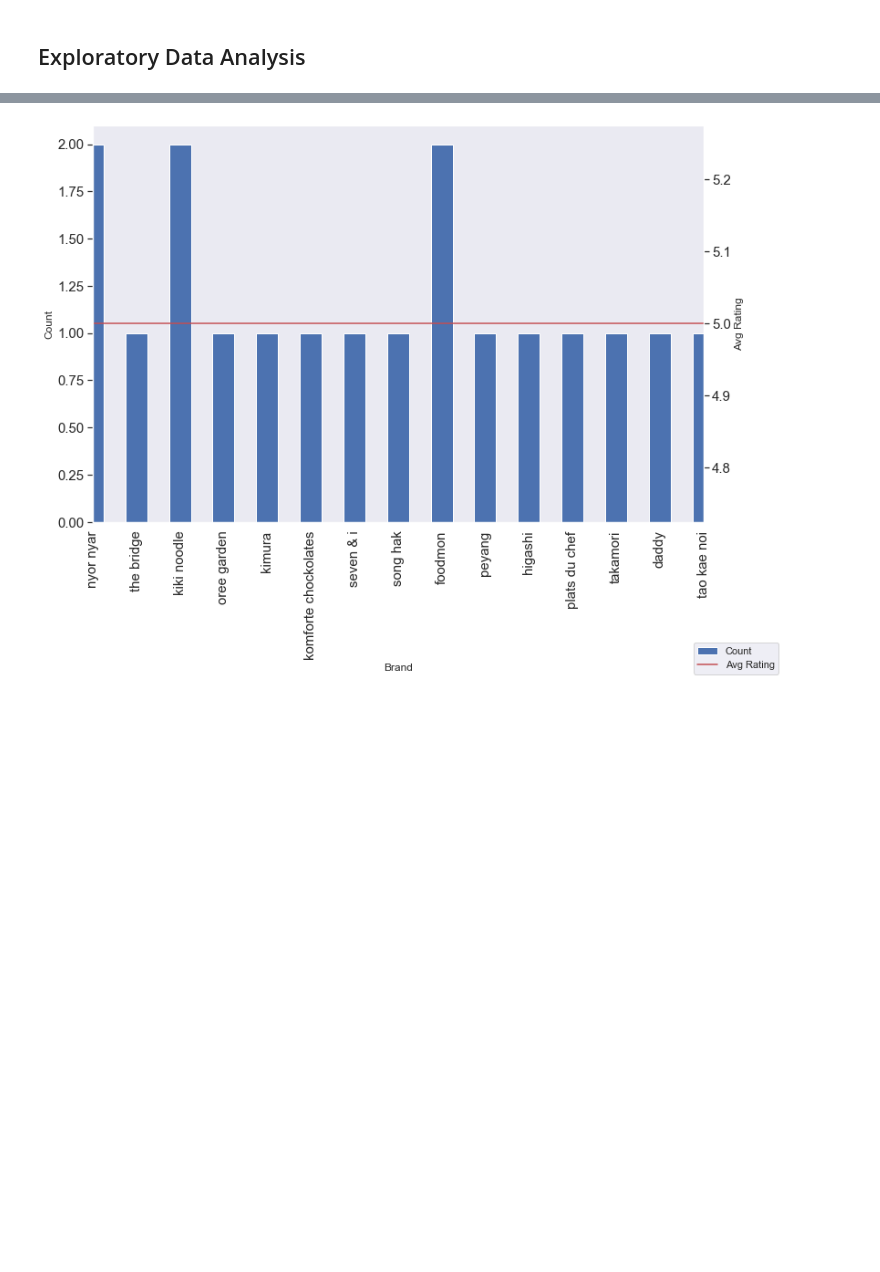
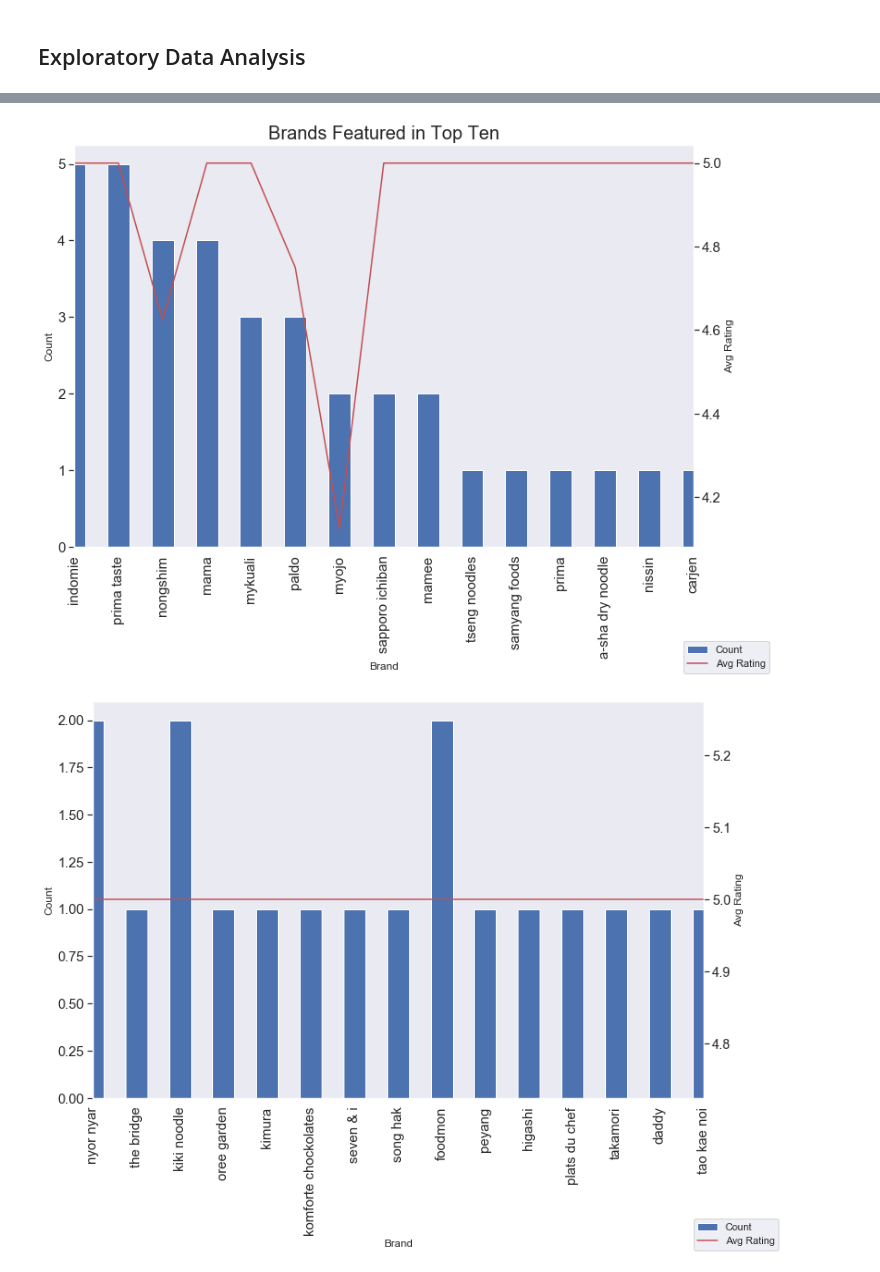
Before and after one commit to kartikd1/Ramen, a Jupyter notebook: Analysis.ipynb, the cells around one changed output, grey strips where cells are left out. Drawn from its saved outputs; the diff is of its cells as text; code cells hidden in the pictures; blank space fills up the shorter version.

```diff
--- a/Analysis.ipynb
+++ b/Analysis.ipynb
@@ -184,3 +212,14 @@ count_avg_plot(more_than_2, "Brand", "Count", "Avg Rating")
+# %%
+top_ten = ratings[~ratings['Top Ten'].isnull()]
+top_ten_brands = top_ten[['Brand', 'Variety', 'Stars']].groupby('Brand', as_index = False)\
+.agg({'Variety':'size', 'Stars':'mean'})
+
+top_ten_brands
+top_ten_brands.columns = ['Brand', 'Count', 'Avg Rating']
+top_ten_brands = top_ten_brands.sort_values(by=['Count'], ascending=False).head(15)
+count_avg_plot(top_ten_brands, 'Brand', 'Count', 'Brands Featured in Top Ten','Avg Rating')
+# %% [output]
+[figure, added]
 # %%
 count_avg_plot(one_hit_wonders, "Brand", "Count", "Avg Rating")
 # %% [output]
```
Also changed, not shown: parts of 17 cells of this notebook, 1 other file.
